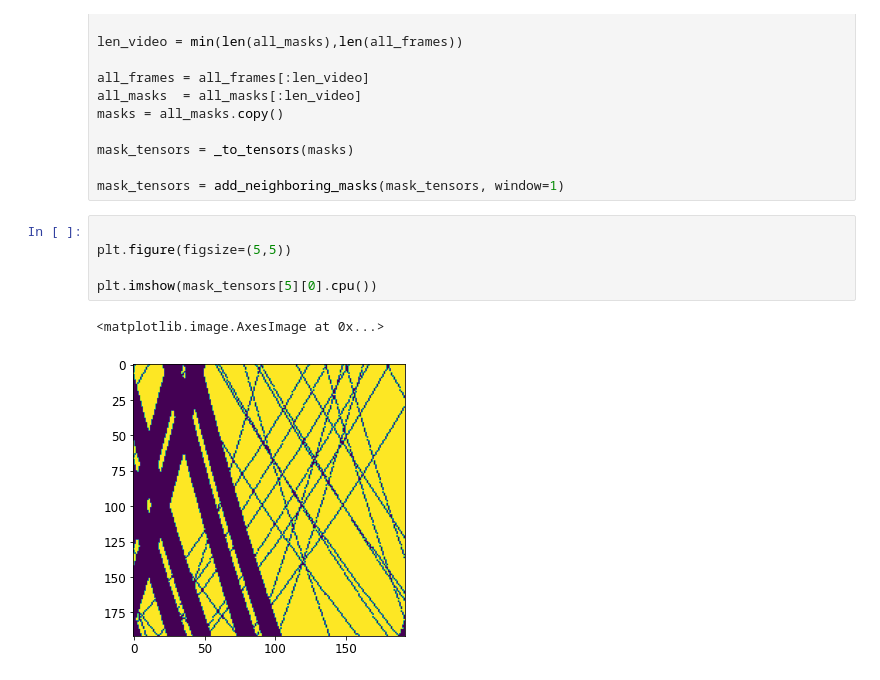
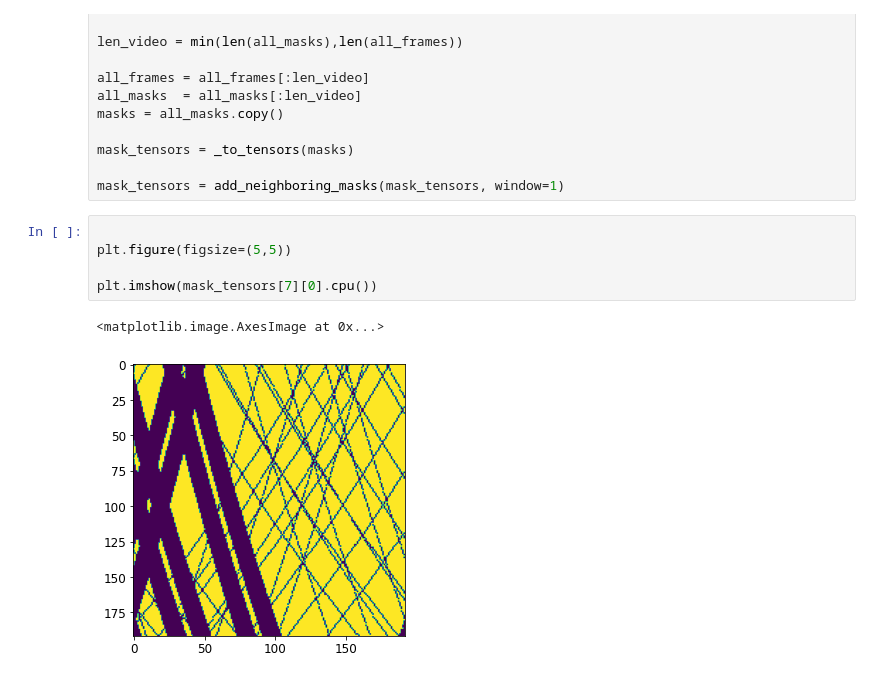
Before and after one commit to ybendou/STTN, a Jupyter notebook: train.ipynb, the cells around one changed output. Saved outputs shown, nothing was run; the diff lists cells and outputs as text.

```diff
--- a/train.ipynb
+++ b/train.ipynb
@@ -103,8 +108,8 @@ mask_tensors = add_neighboring_masks(mask_tensors, window=1)
 # %%
 
 plt.figure(figsize=(5,5))
 
-plt.imshow(mask_tensors[5][0].cpu())
+plt.imshow(mask_tensors[7][0].cpu())
 # %% [output]
 <matplotlib.image.AxesImage at 0x...>
-[figure, old version]
+[figure, new version]
```
Also changed, not shown: parts of 13 cells of this notebook, 15 other files.
